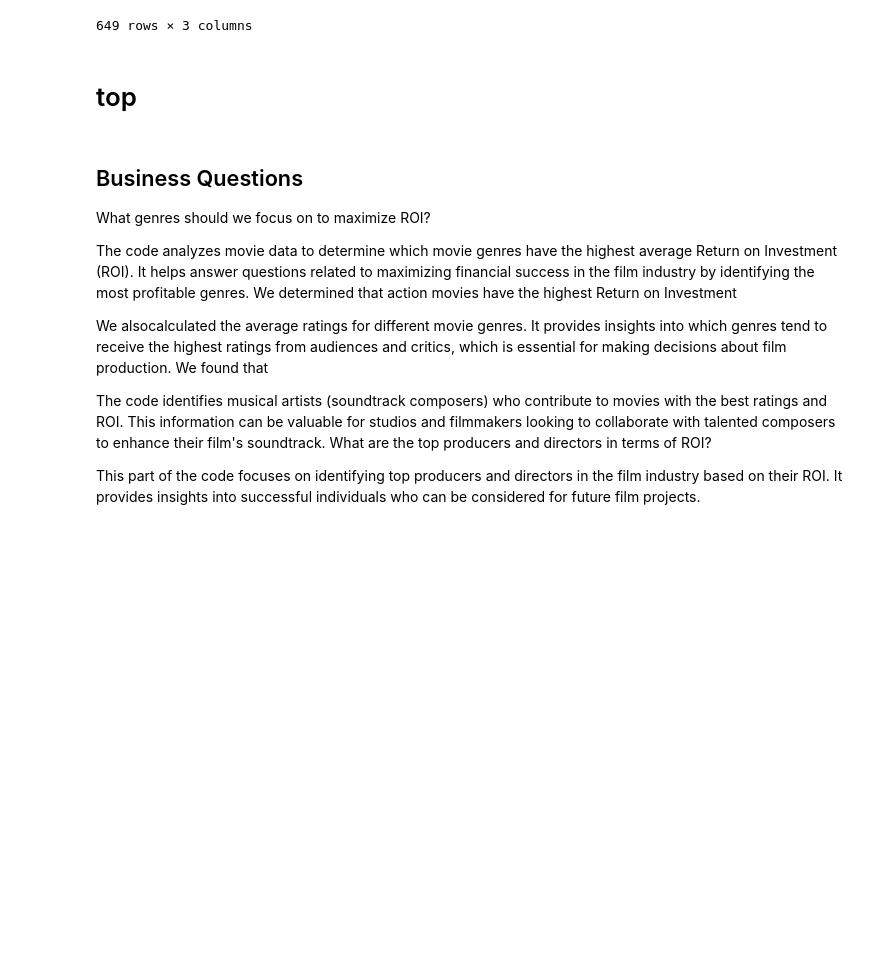
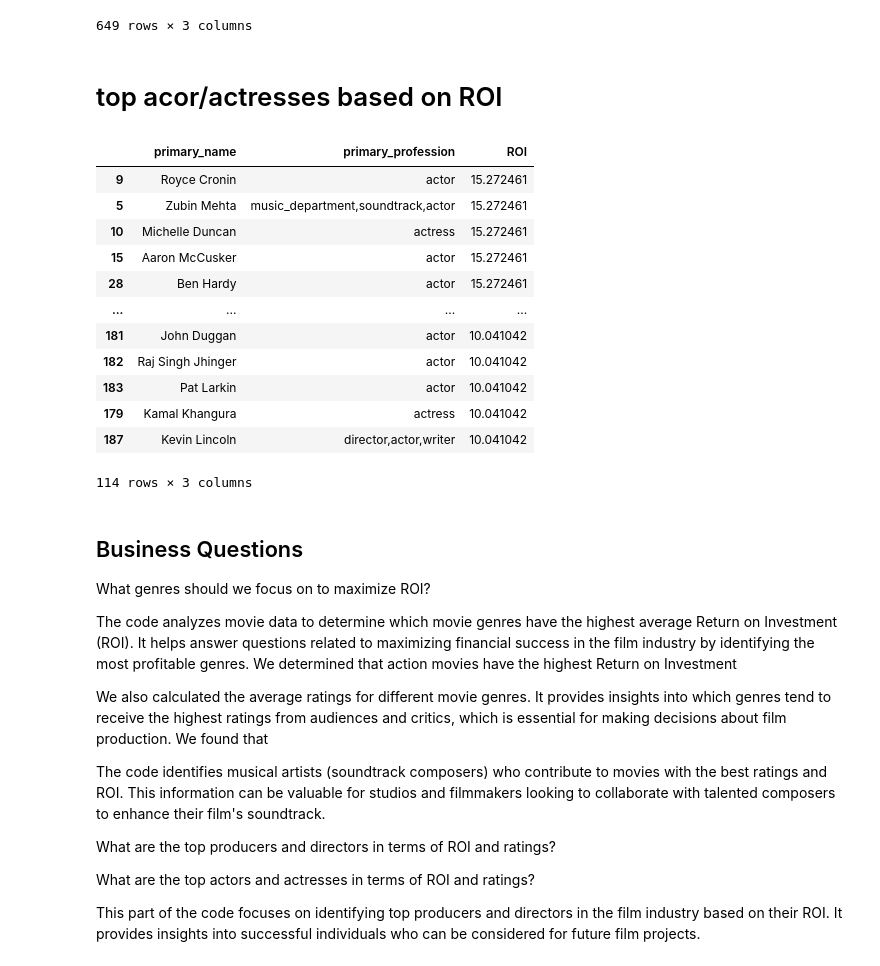
Before and after one commit to Psyluxxx/Movie-Studio-EDA, a Jupyter notebook: Anthony/student.ipynb, the cells around one changed output. Saved outputs shown, nothing was run; the diff lists cells and outputs as text; code cells hidden in the pictures; blank space fills up the shorter version.

```diff
--- a/Anthony/student.ipynb
+++ b/Anthony/student.ipynb
@@ -311,8 +311,46 @@ chosen_actors_actresses
 | 4038 | Seth Martin | visual_effects,actor,editor | 8.1 |
 | 1257 | Robert Downey Jr. | actor,producer,soundtrack | 8.1 |
 649 rows × 3 columns
-# %% [markdown]
-# top
+# %% [markdown]
+# top acor/actresses based on ROI
+# %%
+# Sort the DataFrame by 'ROI' in descending order
+relevant_people_and_movies = relevant_people_and_movies.sort_values(by='ROI', ascending=False)
+
+# Drop rows with missing 'primary_profession' values
+relevant_people_and_movies = relevant_people_and_movies.dropna(subset=['primary_profession'])
+
+# Filter the DataFrame based on primary profession ('actor' or 'actress')
+chosen_actors_actresses = relevant_people_and_movies[relevant_people_and_movies['primary_profession'].str.contains('actor|actress')]
+
+# Select relevant columns
+chosen_actors_actresses = chosen_actors_actresses[['primary_name', 'primary_profession', 'ROI']]
+
+# Drop duplicate rows, if any
+chosen_actors_actresses = chosen_actors_actresses.drop_duplicates()
+
+# Chose only 'successful' actors and actresses by setting the ROI threshold
+chosen_actors_actresses = chosen_actors_actresses[chosen_actors_actresses['ROI'] > 10]
+
+# Sort by 'ROI' in descending order (optional)
+chosen_actors_actresses = chosen_actors_actresses.sort_values(by='ROI', ascending=False)
+
+# Display the final result
+chosen_actors_actresses
+# %% [output]
+|  | primary_name | primary_profession | ROI |
+| 9 | Royce Cronin | actor | 15.272461 |
+| 5 | Zubin Mehta | music_department,soundtrack,actor | 15.272461 |
+| 10 | Michelle Duncan | actress | 15.272461 |
+| 15 | Aaron McCusker | actor | 15.272461 |
+| 28 | Ben Hardy | actor | 15.272461 |
+| ... | ... | ... | ... |
+| 181 | John Duggan | actor | 10.041042 |
+| 182 | Raj Singh Jhinger | actor | 10.041042 |
+| 183 | Pat Larkin | actor | 10.041042 |
+| 179 | Kamal Khangura | actress | 10.041042 |
+| 187 | Kevin Lincoln | director,actor,writer | 10.041042 |
+114 rows × 3 columns
 # %% [markdown]
 ## Business Questions
 What genres should we focus on to maximize ROI?
@@ -320,10 +358,13 @@ What genres should we focus on to maximize ROI?
 The code analyzes movie data to determine which movie genres have the highest average Return on Investment (ROI). It helps answer questions related to maximizing financial success in the film industry by identifying the most profitable genres.
 We determined that action movies have the highest Return on Investment
 
-We alsocalculated the average ratings for different movie genres. It provides insights into which genres tend to receive the highest ratings from audiences and critics, which is essential for making decisions about film production.
+We also calculated the average ratings for different movie genres. It provides insights into which genres tend to receive the highest ratings from audiences and critics, which is essential for making decisions about film production.
 We found that
 
 The code identifies musical artists (soundtrack composers) who contribute to movies with the best ratings and ROI. This information can be valuable for studios and filmmakers looking to collaborate with talented composers to enhance their film's soundtrack.
-What are the top producers and directors in terms of ROI?
+
+What are the top producers and directors in terms of ROI and ratings?
+
+What are the top actors and actresses in terms of ROI and ratings?
 
 This part of the code focuses on identifying top producers and directors in the film industry based on their ROI. It provides insights into successful individuals who can be considered for future film projects.
```
